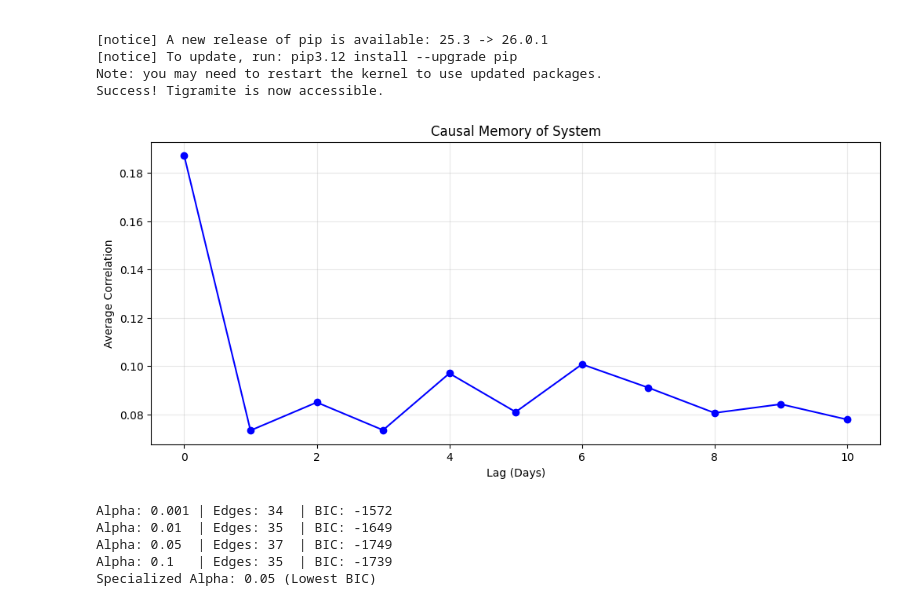
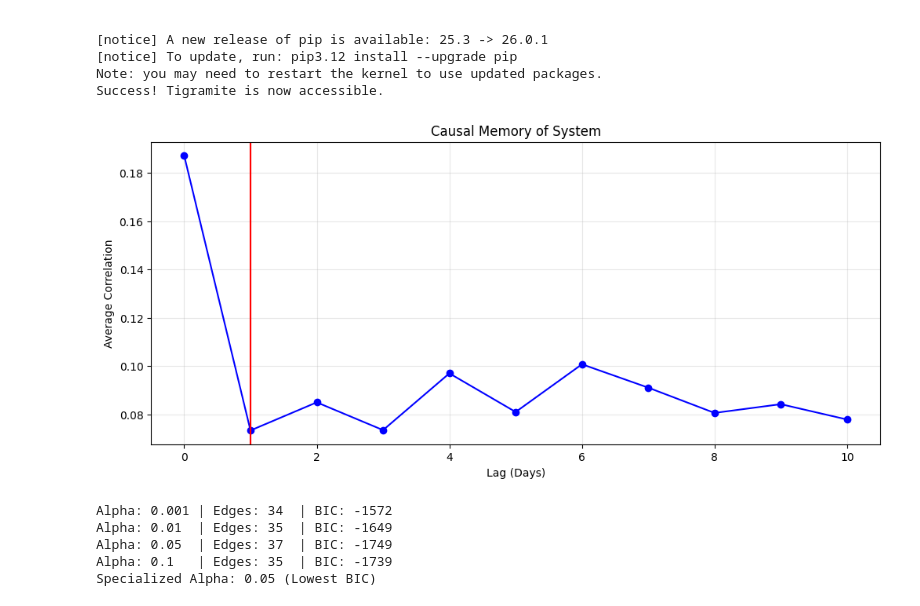
Before and after one commit to lauradiazrodriguez/dsc180_group1, a Jupyter notebook: Initial_Specialization.ipynb, the cells around one changed output. Cells and saved outputs as stored; diff of their text form; code cells hidden in the pictures.

```diff
--- a/Financial_Domain_Specialization.ipynb
+++ b/Initial_Specialization.ipynb
@@ -289,35 +289,35 @@ data_source = df_transform
 vals = StandardScaler().fit_transform(data_source.values)
 var_names = df_transform.columns.tolist()
 T_num = len(vals)
 
 dataframe = dp.DataFrame(vals, datatime=np.arange(T_num), var_names=var_names)
 #initilize PCMCI
 parcorr = ParCorr(significance='analytic')
 pcmci = PCMCI(dataframe=dataframe, cond_ind_test=parcorr, verbosity=0)
 
 #tau optimization up to tau=10
 tau_results = pcmci.get_lagged_dependencies(tau_max=10, val_only=False)
 val_matrix = tau_results['val_matrix']
 
 #avg corrlation for each tau without self dependencies
 avg_decays = []
 n_vars = val_matrix.shape[0]
 for tau in range(11):
     lag_matrix = np.abs(val_matrix[:, :, tau])
     np.fill_diagonal(lag_matrix, 0)
     avg_decays.append(np.sum(lag_matrix) / (n_vars * (n_vars - 1)))
 
 
 plt.figure(figsize=(12, 5))
 plt.title('Causal Memory of System')
 plt.plot(range(11), avg_decays, marker='o', color='blue')
 plt.xlabel('Lag (Days)')
 plt.ylabel('Average Correlation')
-#plt.axvline(x=#, color='red)
+plt.axvline(x=1, color='red')
 plt.grid(True, alpha=0.3)
 plt.show()
 # %% [output]
-[figure, old version]
+[figure, new version]
 # %%
 optimal_tau = 3
 # %%
```
Also changed, not shown: parts of 5 cells of this notebook, 1 other file.
